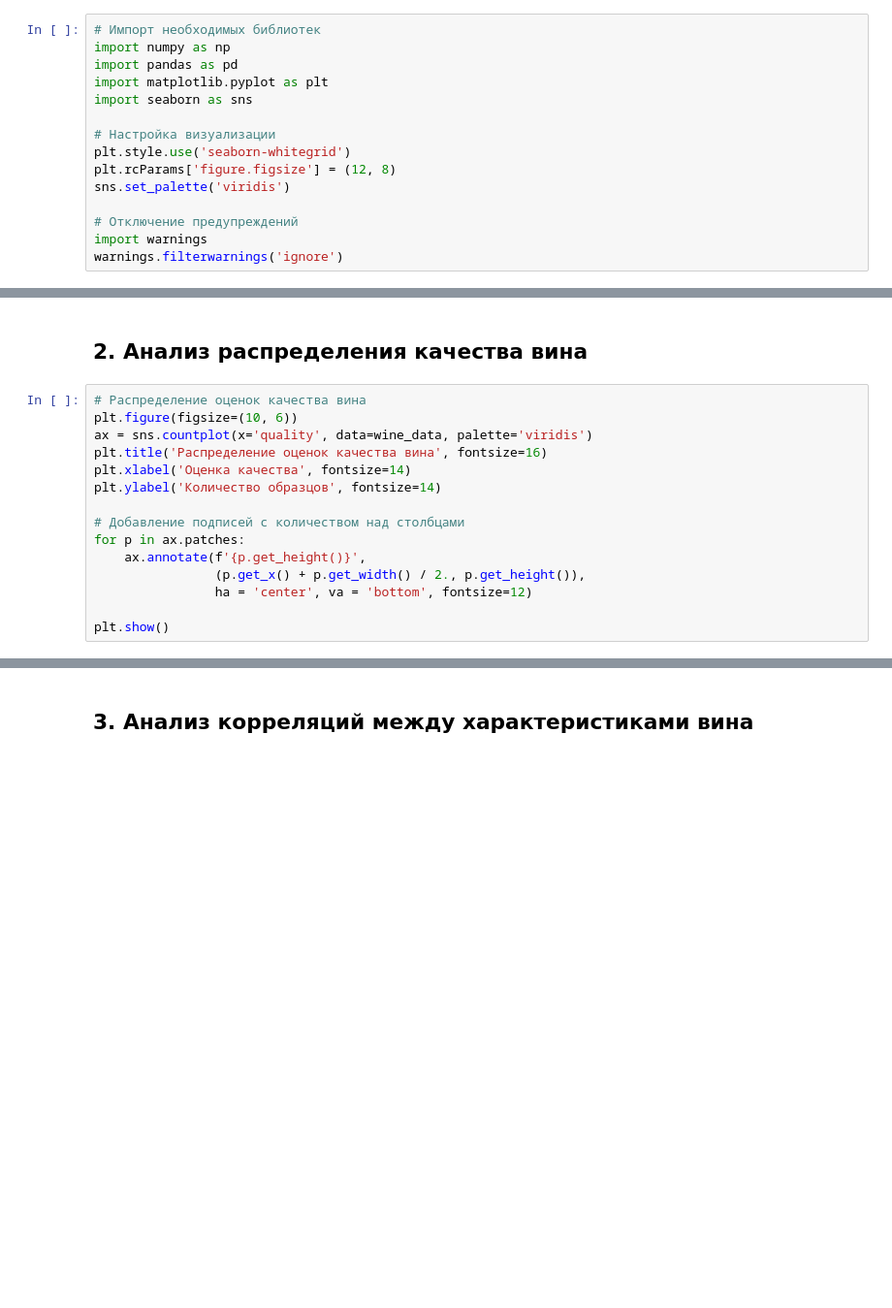
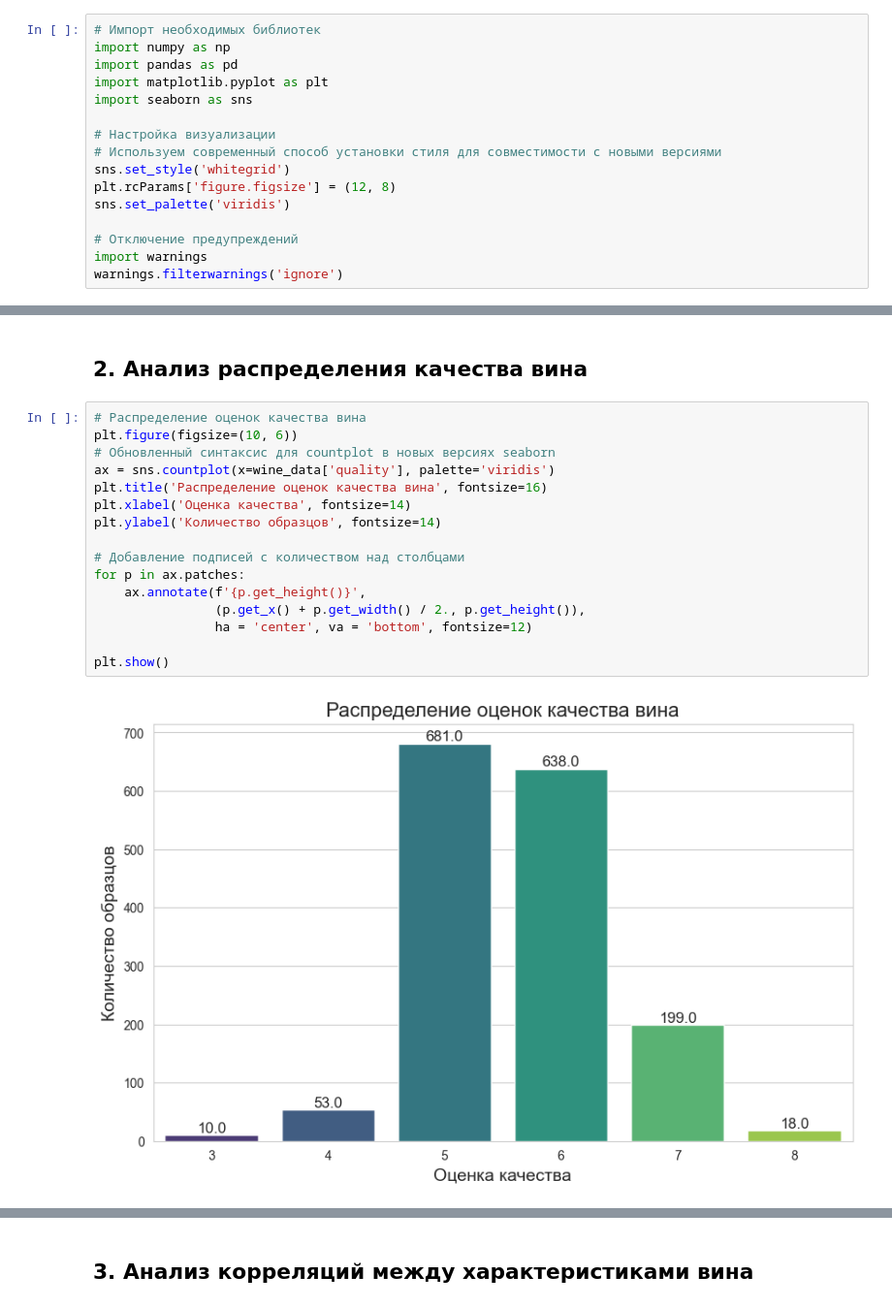
Before and after one commit to Artem123213432/Quality_wine, a Jupyter notebook: notebooks/eda.ipynb, the cells around one changed output, grey strips where cells are left out. Shown at 97% size. Saved outputs shown, nothing was run; the diff lists cells and outputs as text; blank space fills up the shorter version.

```diff
--- a/notebooks/eda.ipynb
+++ b/notebooks/eda.ipynb
@@ -10,7 +10,8 @@ import matplotlib.pyplot as plt
 import seaborn as sns
 
 # Настройка визуализации
-plt.style.use('seaborn-whitegrid')
+# Используем современный способ установки стиля для совместимости с новыми версиями
+sns.set_style('whitegrid')
 plt.rcParams['figure.figsize'] = (12, 8)
 sns.set_palette('viridis')
 
@@ -39,18 +79,21 @@ wine_data.describe()
 # %%
 # Распределение оценок качества вина
 plt.figure(figsize=(10, 6))
-ax = sns.countplot(x='quality', data=wine_data, palette='viridis')
+# Обновленный синтаксис для countplot в новых версиях seaborn
+ax = sns.countplot(x=wine_data['quality'], palette='viridis')
 plt.title('Распределение оценок качества вина', fontsize=16)
 plt.xlabel('Оценка качества', fontsize=14)
 plt.ylabel('Количество образцов', fontsize=14)
 
 # Добавление подписей с количеством над столбцами
 for p in ax.patches:
     ax.annotate(f'{p.get_height()}',
                 (p.get_x() + p.get_width() / 2., p.get_height()),
                 ha = 'center', va = 'bottom', fontsize=12)
 
 plt.show()
+# %% [output]
+[figure, added]
 # %%
 # Процентное соотношение оценок качества
 quality_counts = wine_data['quality'].value_counts(normalize=True) * 100
```
Also changed, not shown: parts of 15 cells of this notebook.
